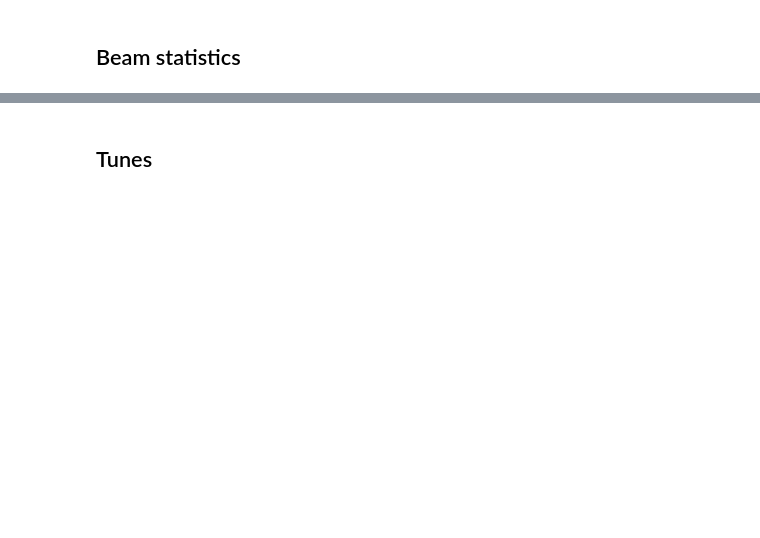
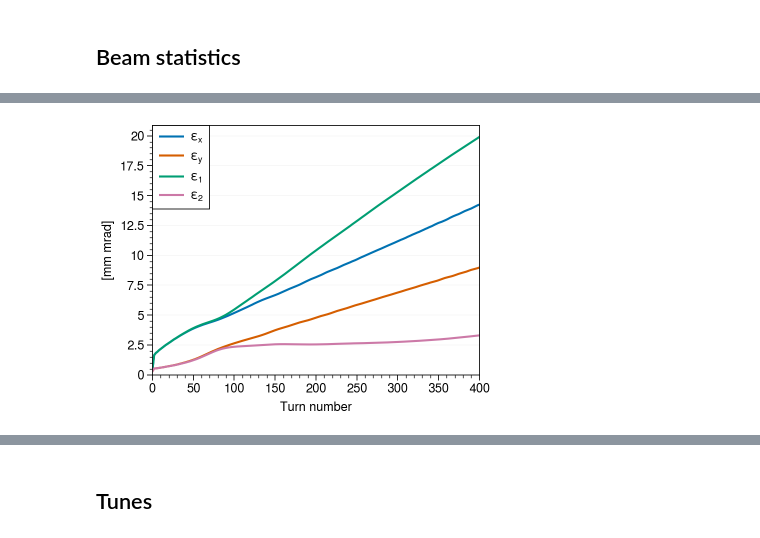
Before and after one commit to austin-hoover/accphys-tools, a Jupyter notebook: injection/analysis.ipynb, the cells around one changed output, grey strips where cells are left out. Saved outputs shown, nothing was run; the diff lists cells and outputs as text; code cells hidden in the pictures; blank space fills up the shorter version.

Commit message:
Bring injection studies up to date

```diff
--- a/injection/analysis.ipynb
+++ b/injection/analysis.ipynb
@@ -144,3 +144,11 @@ suffix = 'rtbt'
 # %%
+if location == 'rtbt entrance':
+    suffix = 'rtbt'
+elif location == 'injection point':
+    suffix = 'inj'
+else:
+    raise ValueError('Invalid location.')
+
 turns = np.loadtxt(join(folder, 'turns_stored_{}.dat'.format(suffix)))
+turns = turns.astype(int)
 print(turns)
@@ -159,13 +180,14 @@ stats = ba.StatsReader()
 stats.read_moments(moments_list)
 # %%
 fig, ax = pplt.subplots(figsize=(4, 3.0))
-t = 500
-g1 = ax.plot(turns, stats.twiss2D.loc[:t, 'eps_x'], **lineplot_kws)
-g2 = ax.plot(turns, stats.twiss2D.loc[:t, 'eps_y'], **lineplot_kws)
-g3 = ax.plot(turns, stats.twiss4D.loc[:t, 'eps_1'], **lineplot_kws)
-g4 = ax.plot(turns, stats.twiss4D.loc[:t, 'eps_2'], **lineplot_kws)
+g1 = ax.plot(turns, stats.twiss2D.loc[:, 'eps_x'], **lineplot_kws)
+g2 = ax.plot(turns, stats.twiss2D.loc[:, 'eps_y'], **lineplot_kws)
+g3 = ax.plot(turns, stats.twiss4D.loc[:, 'eps_1'], **lineplot_kws)
+g4 = ax.plot(turns, stats.twiss4D.loc[:, 'eps_2'], **lineplot_kws)
 ax.legend([g1, g2, g3, g4], labels=[r'$\varepsilon_{}$'.format(v) for v in ['x', 'y', '1', '2']],
           ncols=1, loc='upper left', framealpha=1.0)
-ax.format(ylabel='[mm mrad]', xlabel='Turn number', ygrid=True, ylim=(0., ax.get_ylim()[1]));
+ax.format(ylabel='[mm mrad]', xlabel='Turn number', ylim=(0., ax.get_ylim()[1]), **format_kws);
 plt.savefig('_output/figures/emittances.png', **savefig_kws)
+# %% [output]
+[figure, added]
 # %%
```
Also changed, not shown: parts of 28 cells of this notebook, 6 other files.
